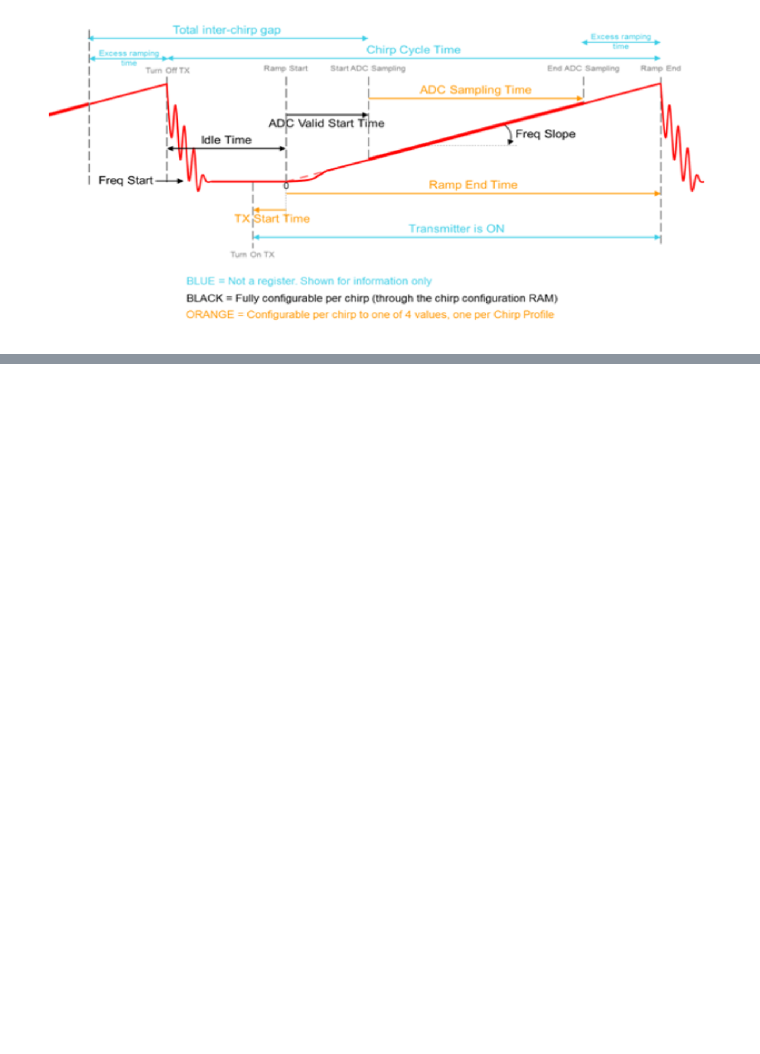
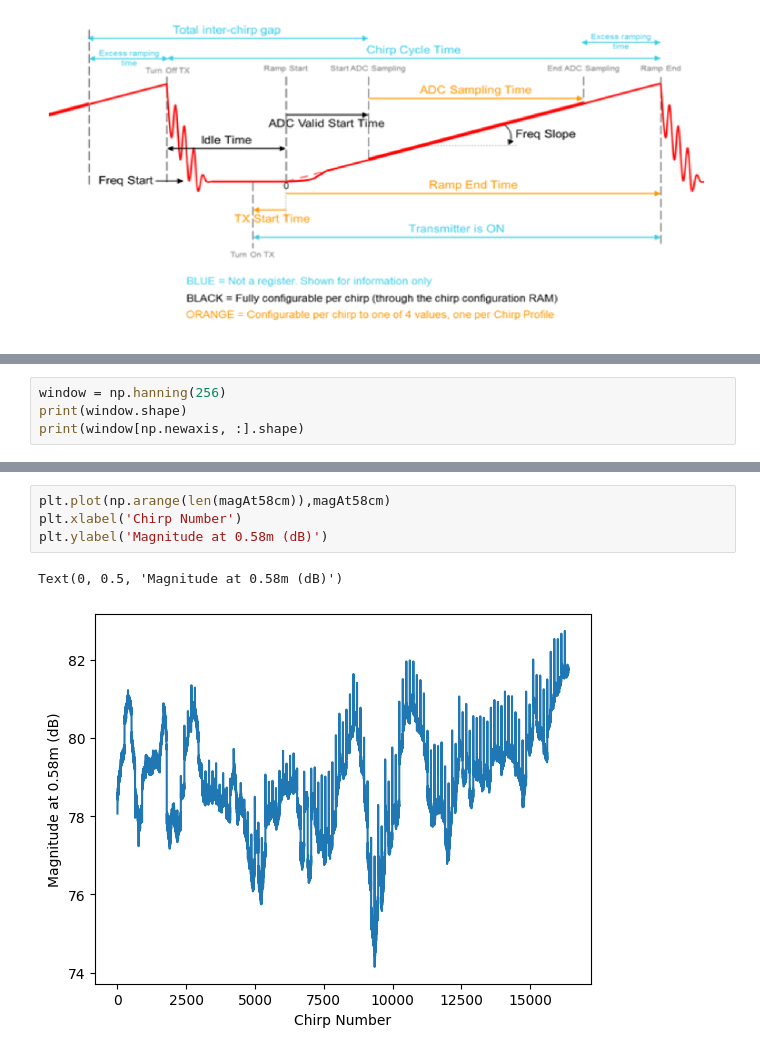
Before and after one commit to manavjeetsingh/mmWaveDataExtraction, a Jupyter notebook: rawDataProcessing.ipynb, the cells around one changed output, grey strips where cells are left out. Cells and saved outputs as stored; diff of their text form; blank space fills up the shorter version.

```diff
--- a/rawDataProcessing.ipynb
+++ b/rawDataProcessing.ipynb
@@ -108,0 +145,4 @@ dca_out.shape[1]/samples_per_chirp/chirp_loops/no_of_frames
+# %%
+window = np.hanning(256)
+print(window.shape)
+print(window[np.newaxis, :].shape)
@@ -343,0 +224,7 @@ plt.show()
+# %%
+plt.plot(np.arange(len(magAt58cm)),magAt58cm)
+plt.xlabel('Chirp Number')
+plt.ylabel('Magnitude at 0.58m (dB)')
+# %% [output]
+Text(0, 0.5, 'Magnitude at 0.58m (dB)')
+[figure, added]
```
Also changed, not shown: parts of 13 cells of this notebook, 2 other files.
